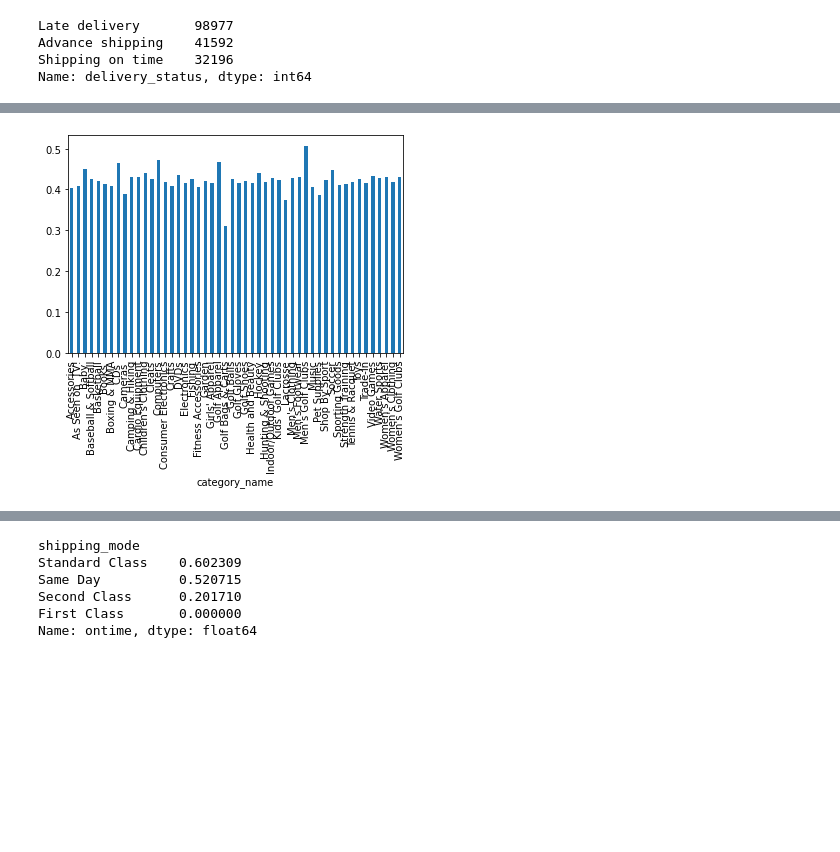
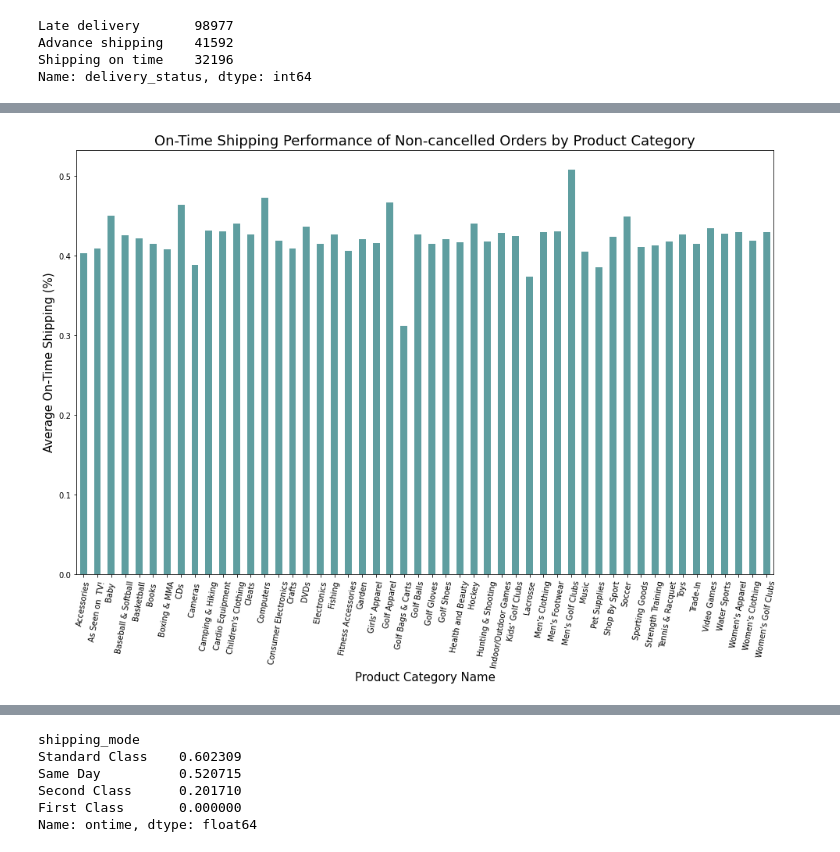
Before and after one commit to kokorikii/ACME-Shipping-Performance, a Jupyter notebook: 02_EDA.ipynb, the cells around one changed output, grey strips where cells are left out. Cells and saved outputs as stored; diff of their text form; code cells hidden in the pictures; blank space fills up the shorter version.

```diff
--- a/02_EDA.ipynb
+++ b/02_EDA.ipynb
@@ -168,5 +232,10 @@ memory usage: 44.8+ MB
 # %%
-not_cancelled.groupby('category_name')['ontime'].mean().plot(kind = 'bar');
+plt.figure(figsize=(16, 10))
+not_cancelled.groupby('category_name')['ontime'].mean().plot(kind = 'bar', color='cadetblue')
+plt.title('On-Time Shipping Performance of Non-cancelled Orders by Product Category', fontsize = 18)
+plt.ylabel('Average On-Time Shipping (%)', fontsize = 15)
+plt.xlabel('Product Category Name', fontsize = 15)
+plt.xticks(rotation=80);
 # %% [output]
-[figure, old version]
+[figure, new version]
 # %%
```
Also changed, not shown: parts of 16 cells of this notebook, 1 other file.
